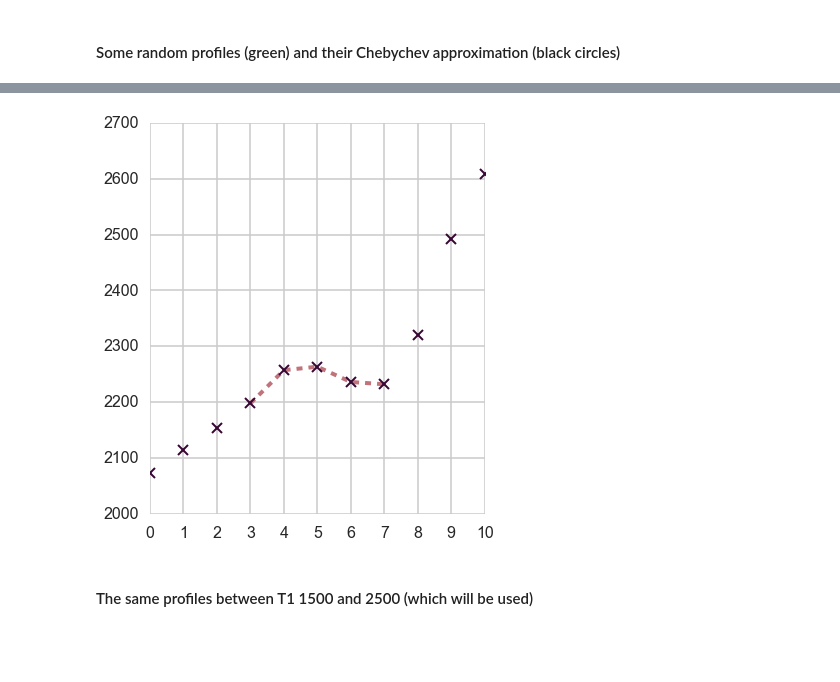
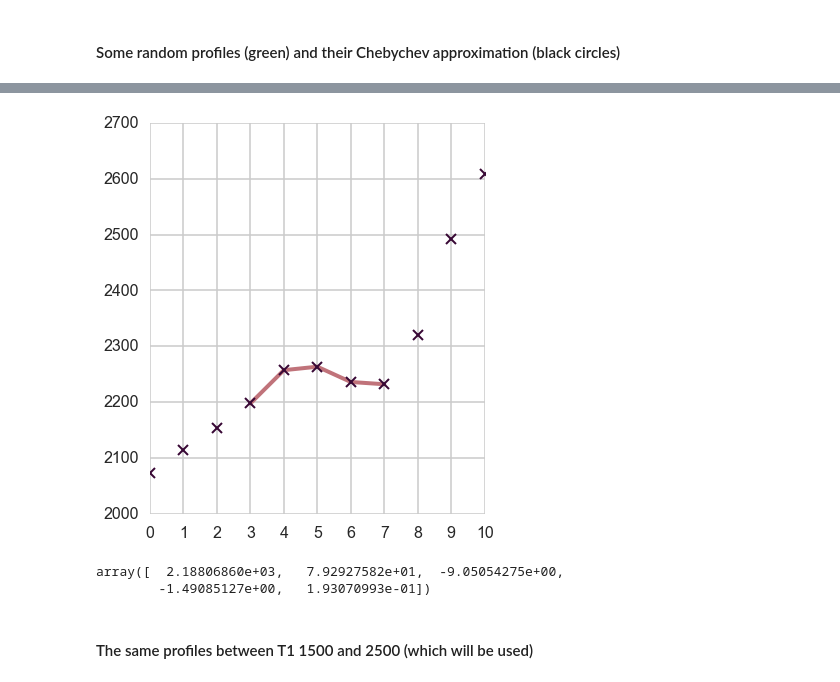
Before and after one commit to juhuntenburg/myelinconnect, a Jupyter notebook: notebooks/t1_vs_embedding.ipynb, the cells around one changed output, grey strips where cells are left out. Drawn from its saved outputs; the diff is of its cells as text; code cells hidden in the pictures; blank space fills up the shorter version.

```diff
--- a/notebooks/t1_vs_embedding.ipynb
+++ b/notebooks/t1_vs_embedding.ipynb
@@ -89,0 +77,13 @@ for i in range(32):
+# %%
+np.random.seed(seed=16)
+nodes = np.random.randint(0,v.shape[0], 32)
+x=np.arange(coeff.shape[1])
+
+fig = plt.figure(figsize=(20,20))
+for i in range(32):
+    ax = fig.add_subplot(8,4,i+1)
+    plt.plot(t1_profiles[nodes[i], 3:8], color=colors[3])
+    plt.plot(np.polynomial.chebyshev.chebval(x, coeff[nodes[i]]),
+             color=colors[1], linestyle='None', fillstyle='none',
+             marker='o', markersize=10,  markeredgewidth=1)
+    #ax.set_ylim([1500,2500])
@@ -90,30 +92,38 @@ for i in range(32):
 # %%
 sns.set_context('poster')
 sns.set_style('whitegrid')
 fig = plt.figure(figsize=(6,7))
+x=np.arange(coeff.shape[1])
 
 
 plt.plot(range(3,8),np.polynomial.chebyshev.chebval(x, coeff[nodes[19]]),
          color=sns.xkcd_rgb["dusty rose"],
          #color=colors[5],
-         linewidth=4,linestyle='--')
+         linewidth=4,
+         #linestyle='--'
+        )
 plt.plot(t1_profiles[nodes[19]], color=sns.xkcd_rgb['eggplant'], linestyle='None', fillstyle='none',
          marker='x', markersize=10,  markeredgewidth=2)
 
 
 
 plt.xticks(np.arange(11));
 sns.despine(left=True, bottom=True)
-fig.savefig('/scr/ilz3/myelinconnect/pics/abstract/profile_approx_line_grid_small_dotted.svg')
+fig.savefig('/scr/ilz3/myelinconnect/pics/abstract/profile_approx_line_grid_small_solid.svg')
 
 #fig.add_subplot(122)
 #plt.plot(range(3,8),np.polynomial.chebyshev.chebval(x, coeff[nodes[19]]),
 #         color='blakc')
 #plt.plot(range(3,8),t1_profiles[nodes[19], 3:8], color='darkred', linestyle='None', fillstyle='none',
 #         marker='x', markersize=10,  markeredgewidth=2)
 #plt.xticks(np.arange(3,8));
 # %% [output]
-[figure, old version]
+[figure, new version]
+# %%
+coeff[nodes[19]]
+# %% [output]
+array([  2.18806860e+03,   7.92927582e+01,  -9.05054275e+00,
+        -1.49085127e+00,   1.93070993e-01])
 # %% [markdown]
 #### The same profiles between T1 1500 and 2500 (which will be used)
 # %% [markdown]
```
Also changed, not shown: parts of 2 cells of this notebook, 5 other files.
